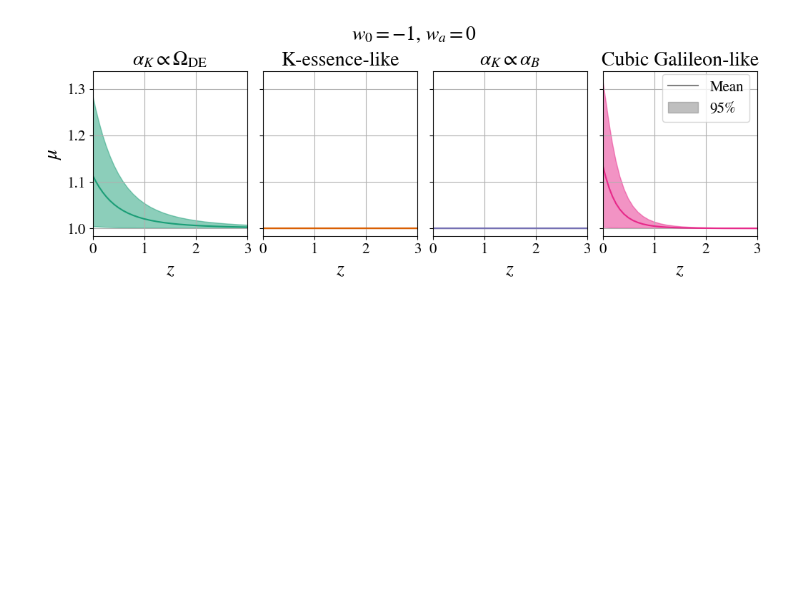
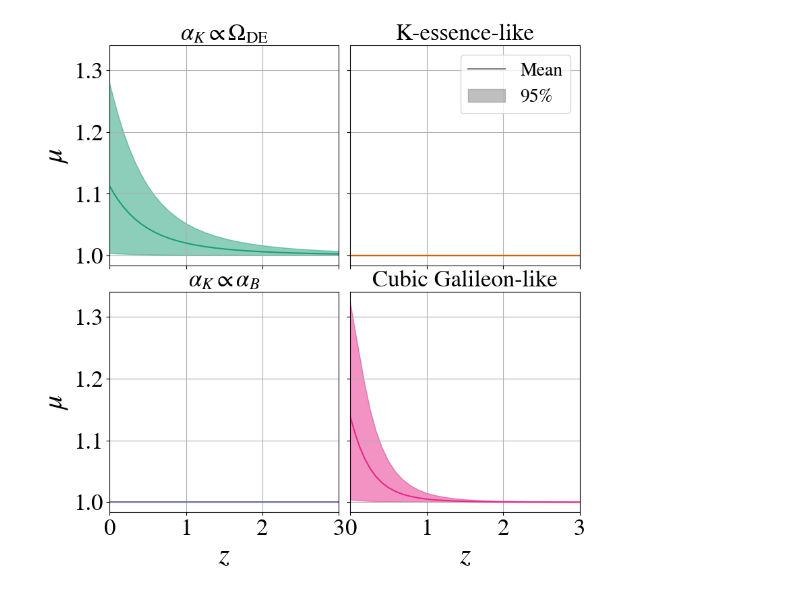
Before and after one commit to joaoreboucas1/cs2-project, a Jupyter notebook: data_analysis/mu_constraints_ds1_lcdm.ipynb, the cells around one changed output. Drawn from its saved outputs; the diff is of its cells as text; code cells hidden in the pictures; blank space fills up the shorter version.

Commit message:
New plots

```diff
--- a/data_analysis/mu_constraints_ds1_lcdm.ipynb
+++ b/data_analysis/mu_constraints_ds1_lcdm.ipynb
@@ -33,29 +24,8 @@ Removed no burn in
 Number of samples = 42994
 Number of samples after thinning = 1024
 # %%
-from matplotlib.lines import Line2D
-from matplotlib.patches import Patch
-
-fig, axs = plt.subplots(1, 4, sharey=True, sharex=True, figsize=(12,3), gridspec_kw={"wspace": 0.1})
-mean_line = Line2D([], [], ls="-", color="gray", label="Mean")
-error_patch = Patch(color="gray", alpha=0.5, label="95%")
-
-for i, color in enumerate(utils.colors[:4]):
-    z = 10**-log_a - 1
-    axs[i].plot(z, np.mean(mus_all[i], axis=0), color=color)
-    axs[i].fill_between(z, np.percentile(mus_all[i], 2.5, axis=0), np.percentile(mus_all[i], 97.5, axis=0), color=color,  alpha=0.5)
-
-axs[0].set_ylabel("$\\mu$", fontsize=20)
-for ax, title in zip(axs, titles):
-    ax.set_xlim(0, 3)
-    ax.grid()
-    ax.set_xlabel("$z$", fontsize=20)
-    ax.set_title(title, fontsize=20)
-    ax.tick_params(axis="both", labelsize=15)
-
-fig.suptitle("$w_0 = -1$, $w_a = 0$", fontsize=20, y=1.1)
-fig.legend(handles=[mean_line, error_patch], fontsize=15, bbox_to_anchor=(0.9,0.9))
-
-plt.savefig(f"plots/constraint_mu_ds1_subluminal_lcdm.pdf", bbox_inches="tight")
+from importlib import reload
+reload(utils)
+utils.plot_mu_distribution(log_a, mus_all, "plots/constraint_mu_ds1_lcdm.pdf")
 # %% [output]
-[figure, old version]
+[figure, new version]
```
Also changed, not shown: parts of 1 cell of this notebook, 11 other files.
